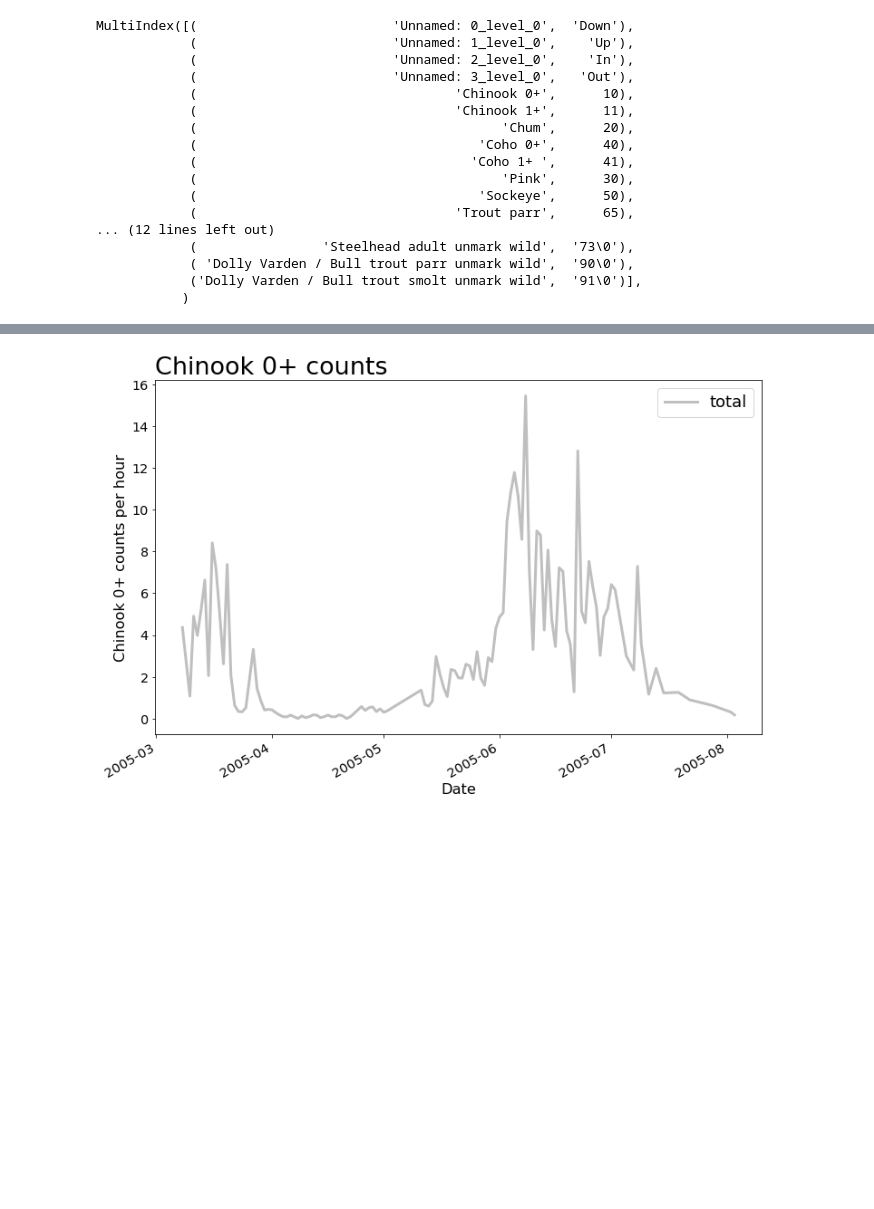
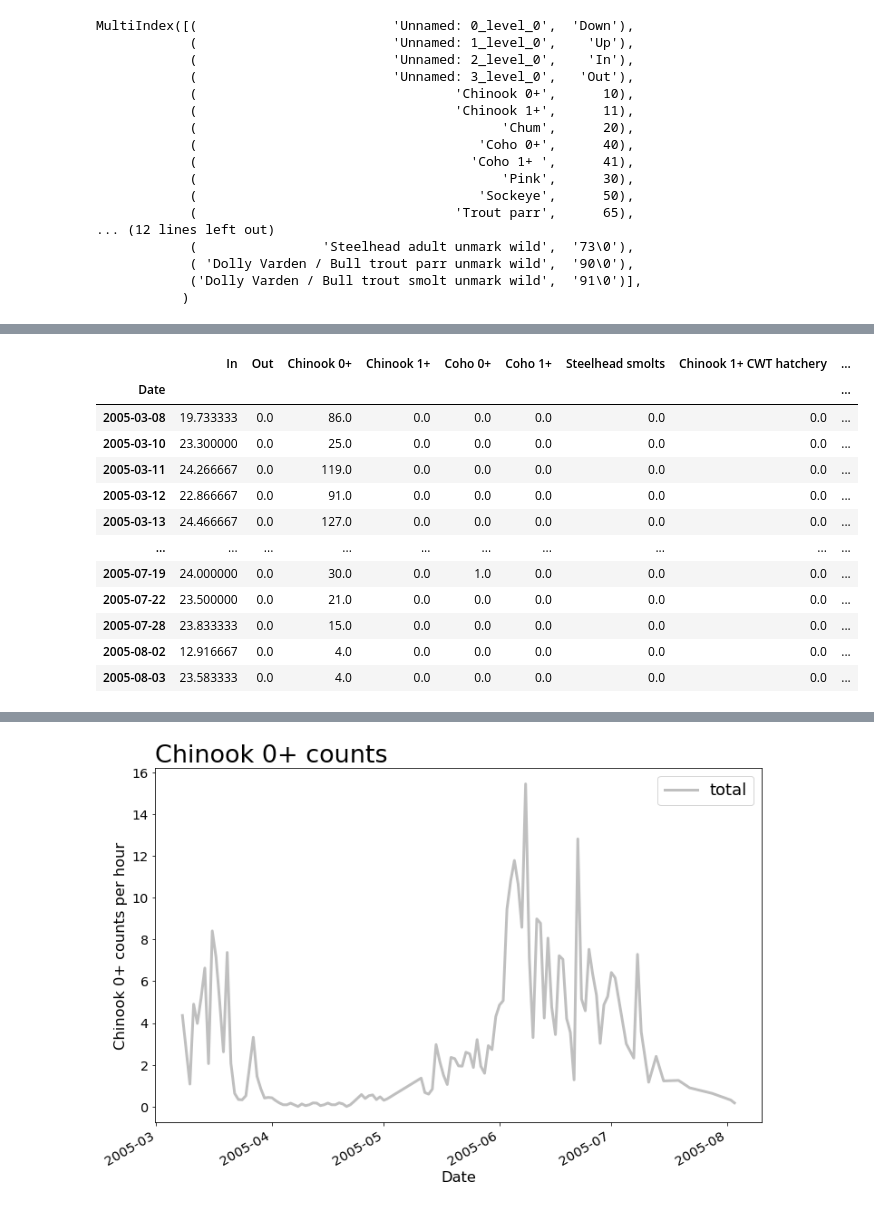
Before and after one commit to maria-kuruvilla/pied_piper, a Jupyter notebook: dungeness_2005-2014.ipynb, the cells around one changed output, grey strips where cells are left out. Drawn from its saved outputs; the diff is of its cells as text; code cells hidden in the pictures; blank space fills up the shorter version.

```diff
--- a/dungeness_2005-2014.ipynb
+++ b/dungeness_2005-2014.ipynb
@@ -88,0 +55,92 @@ groupedby_dates_2005.fillna(0)
+# %%
+df_2005.columns = df_2005.columns.droplevel(level=1)
+df_2005.rename(columns = {
+    'Unnamed: 0_level_0':'Down',
+    'Unnamed: 1_level_0':'Up',
+    'Unnamed: 2_level_0':'In',
+    'Unnamed: 3_level_0':'Out',
+    'Coho 1+ ':'Coho 1+'
+}, inplace = True)
+
+#making new columns
+df_2005['Date'] = df_2005['Down'].dt.date
+df_2005['midpoint'] = df_2005['Down'] + (df_2005['Up'] - df_2005['Down'])/2
+
+#getting temperature data
+#reading html data
+year = '2005'
+url = "https://apps.ecology.wa.gov/ContinuousFlowAndWQ/StationData/Prod/18A050/18A050_" + year + "_WTM_FM.TXT"
+html = urlopen(url).read()
+soup = BeautifulSoup(html, features="html.parser")
+
+# kill all script and style elements
+for script in soup(["script", "style"]):
+    script.extract()    # rip it out
+
+# get text
+text = soup.get_text()
+
+text = text[131:]
+
+df = pd.read_csv(io.StringIO(text), sep='\s+', header = None, names = ["date", "time", "temp", "quality"])
+
+df['midpoint'] =  pd.to_datetime(df['date'] + ' ' + df['time'])
+
+
+df_2005_temp = pd.merge_asof(df_2005.dropna(subset = ['midpoint']),df, on="midpoint",tolerance=pd.Timedelta(minutes = 15))
+
+# flow data
+url_flow = "https://apps.ecology.wa.gov/ContinuousFlowAndWQ/StationData/Prod/18A050/18A050_" + year+ "_DSG_FM.TXT"
+html_flow = urlopen(url_flow).read()
+soup_flow = BeautifulSoup(html_flow, features="html.parser")
+
+# kill all script and style elements
+for script in soup_flow(["script", "style"]):
+    script.extract()    # rip it out
+
+# get text
+text_flow = soup_flow.get_text()
+text_flow = text_flow[119:]
+
+df_flow = pd.read_csv(io.StringIO(text_flow), sep='\s+', header = None, names = ["date", "time", "flow", "quality"])
+
+df_flow['midpoint'] =  pd.to_datetime(df_flow['date'] + ' ' + df_flow['time'])
+
+df_2005_temp_flow = pd.merge_asof(
+    df_2005_temp.dropna(subset = ['midpoint']),df_flow, on="midpoint",tolerance=pd.Timedelta(minutes = 15))
+
+#aggregating the data
+groupedby_dates_2005 = df_2005_temp_flow.groupby(by=["Date"]).agg({'In':'sum',
+                                       'Out':'sum',
+                                       'Chinook 0+':'sum',
+                                       'Chinook 1+':'sum',
+                                       'Coho 0+':'sum',
+                                       'Coho 1+':'sum',
+                                       'Steelhead smolts':'sum',
+                                       'Chinook 1+ CWT hatchery':'sum',
+                                       'Coho 1+ UC mark Wild':'sum',
+                                       'Coho 1+ LC mark Wild':'sum',
+                                       'Coho 1+ Hatchery ad-mark':'sum',
+                                       'Coho 1+ hatchery CWT not ad-marked':'sum',
+                                       'Steelhead parr unmark wild':'sum',
+                                       'Steelhead smolt UC mark wild':'sum',
+                                       'Steelhead hatchery ad-mark':'sum',
+                                       'Steelhead adult unmark wild':'sum',
+                                       'temp':'mean',
+                                       'flow':'mean'})
+groupedby_dates_2005 = groupedby_dates_2005[groupedby_dates_2005['Out'] == 0]
+groupedby_dates_2005.fillna(0)
+# %% [output]
+|  | In | Out | Chinook 0+ | Chinook 1+ | Coho 0+ | Coho 1+ | Steelhead smolts | Chinook 1+ CWT hatchery | ... |
+| Date |  |  |  |  |  |  |  |  | ... |
+| 2005-03-08 | 19.733333 | 0.0 | 86.0 | 0.0 | 0.0 | 0.0 | 0.0 | 0.0 | ... |
+| 2005-03-10 | 23.300000 | 0.0 | 25.0 | 0.0 | 0.0 | 0.0 | 0.0 | 0.0 | ... |
+| 2005-03-11 | 24.266667 | 0.0 | 119.0 | 0.0 | 0.0 | 0.0 | 0.0 | 0.0 | ... |
+| 2005-03-12 | 22.866667 | 0.0 | 91.0 | 0.0 | 0.0 | 0.0 | 0.0 | 0.0 | ... |
+| 2005-03-13 | 24.466667 | 0.0 | 127.0 | 0.0 | 0.0 | 0.0 | 0.0 | 0.0 | ... |
+| ... | ... | ... | ... | ... | ... | ... | ... | ... | ... |
+| 2005-07-19 | 24.000000 | 0.0 | 30.0 | 0.0 | 1.0 | 0.0 | 0.0 | 0.0 | ... |
+| 2005-07-22 | 23.500000 | 0.0 | 21.0 | 0.0 | 0.0 | 0.0 | 0.0 | 0.0 | ... |
+| 2005-07-28 | 23.833333 | 0.0 | 15.0 | 0.0 | 0.0 | 0.0 | 0.0 | 0.0 | ... |
+| 2005-08-02 | 12.916667 | 0.0 | 4.0 | 0.0 | 0.0 | 0.0 | 0.0 | 0.0 | ... |
+| 2005-08-03 | 23.583333 | 0.0 | 4.0 | 0.0 | 0.0 | 0.0 | 0.0 | 0.0 | ... |
```
Also changed, not shown: parts of 13 cells of this notebook.
